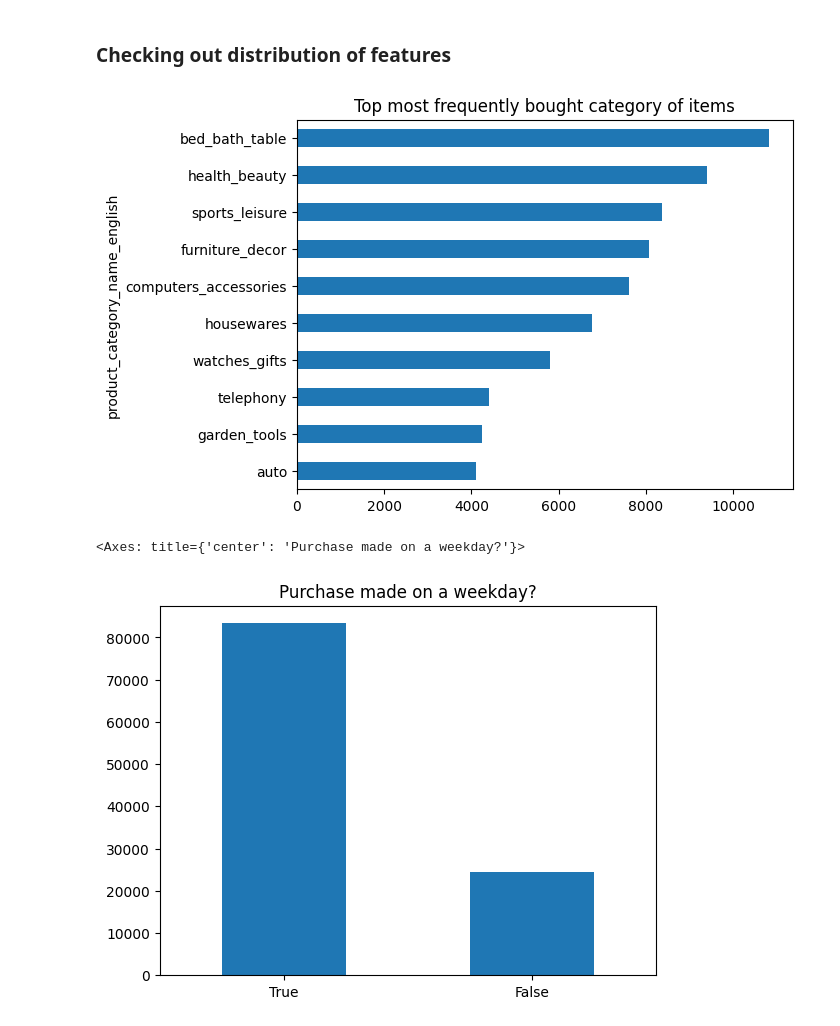
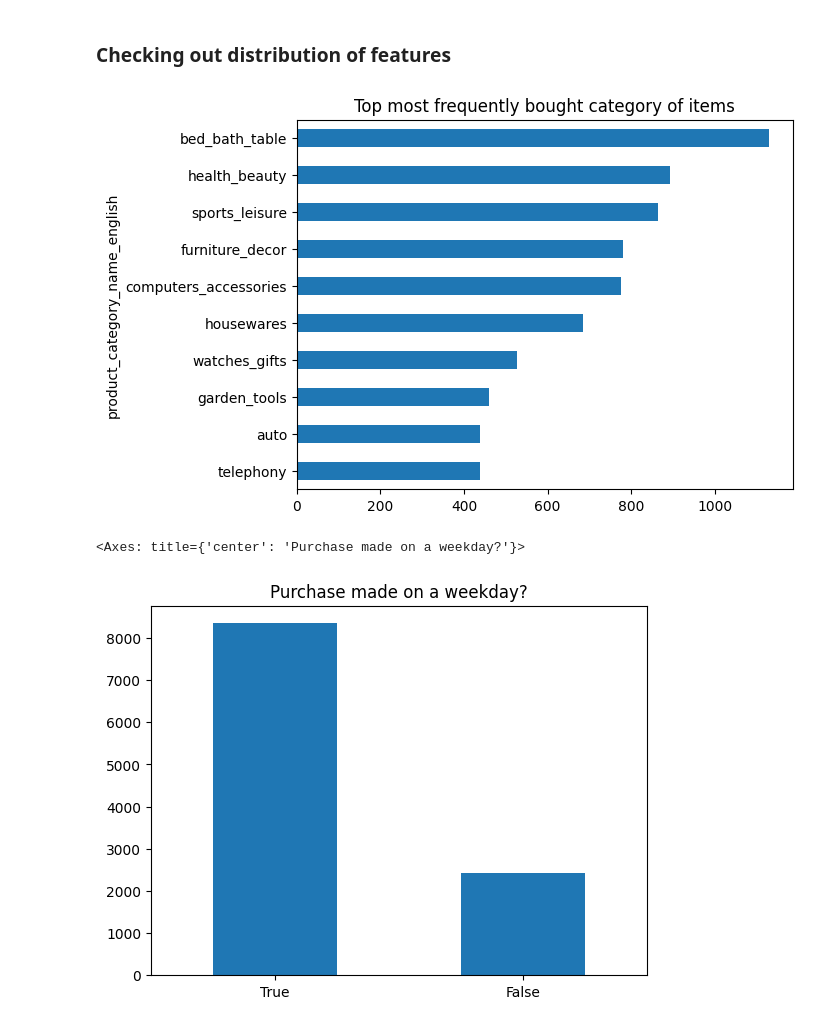
Before and after one commit to RuizLorenzoChavez/price-optimization-ML, a Jupyter notebook: main.ipynb, the cells around one changed output. Cells and saved outputs as stored; diff of their text form; code cells hidden in the pictures.

```diff
--- a/main.ipynb
+++ b/main.ipynb
@@ -455,0 +454,4 @@ main_df has a total of 107806 entries and 16 features.
+# %%
+sampled_df = main_df.copy()
+sampled_df = sampled_df.sample(frac=.1, random_state=25)
+sampled_df
@@ -456,7 +472,7 @@ main_df has a total of 107806 entries and 16 features.
 # %% [markdown]
 ### Checking out distribution of features
 # %%
-(main_df
+(sampled_df
  .groupby("product_category_name_english")["product_id"]
  .count()
  .sort_values(ascending=False)
@@ -466,15 +482,16 @@ main_df has a total of 107806 entries and 16 features.
  .invert_yaxis()
  )
 # %% [output]
-[figure, old version]
+[figure, new version]
 # %%
-(main_df.is_weekday
+(sampled_df
+ .is_weekday
  .value_counts()
  .plot
  .bar(rot=0,
       title="Purchase made on a weekday?")
  )
 # %% [output]
 <Axes: title={'center': 'Purchase made on a weekday?'}>
-[figure, old version]
+[figure, new version]
 # %%
```
Also changed, not shown: parts of 12 cells of this notebook.
